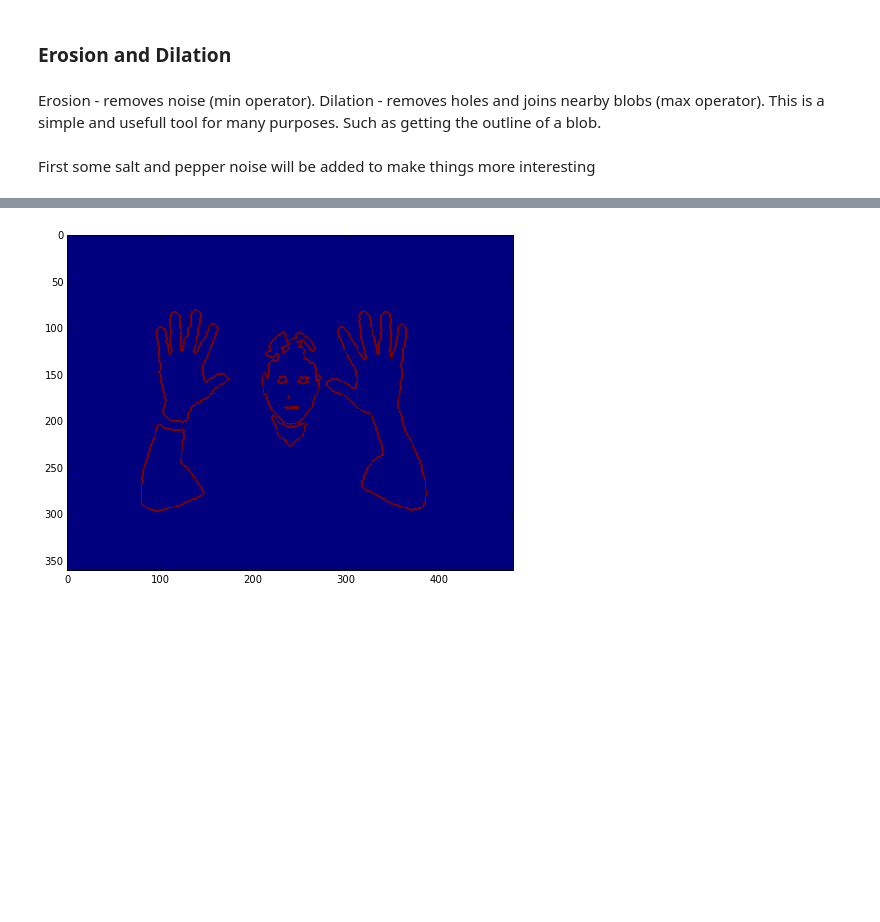
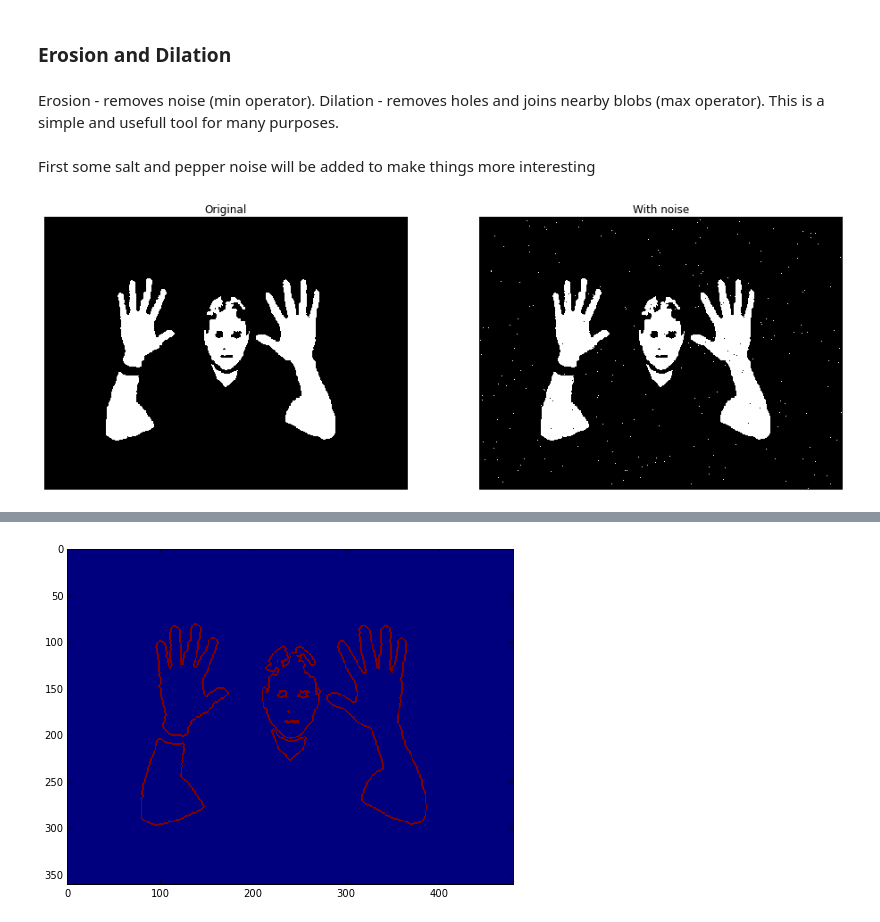
Before and after one commit to chengoldberg/xtr3d-challenge, a Jupyter notebook: notebooks/blob_analysis.ipynb, the cells around one changed output, grey strips where cells are left out. Cells and saved outputs as stored; diff of their text form; code cells hidden in the pictures; blank space fills up the shorter version.

```diff
--- a/notebooks/blob_analysis.ipynb
+++ b/notebooks/blob_analysis.ipynb
@@ -6,4 +14,4 @@
 ### Erosion and Dilation
 # %% [markdown]
 Erosion - removes noise (min operator). Dilation - removes holes and joins nearby blobs (max operator).
-This is a simple and usefull tool for many purposes. Such as getting the outline of a blob.
+This is a simple and usefull tool for many purposes.
@@ -20,19 +20,25 @@ First some salt and pepper noise will be added to make things more interesting
 # %%
 #Read image and add noise
 img = cv2.imread(r'skin_map.jpg', 0)
 img[img >= 128] = 255
 img[img < 128] = 0
 
 #Morphology
 def add_salt_and_pepper(image, prob=0.04):
     s_n_p = np.random.rand(image.shape[0], image.shape[1])
     p = s_n_p > 1 - 0.5*prob
     s = s_n_p < 0.5*prob
 
     noisy = image
     noisy[np.nonzero(p)] = 0
     noisy[np.nonzero(s)] = 255
 
     return noisy
 
 img_noisy = add_salt_and_pepper(np.copy(img), prob=0.004)
+plt.subplot(121), plt.imshow(img, cmap='gray', interpolation='nearest')
+plt.title('Original'), plt.xticks([]), plt.yticks([])
+plt.subplot(122), plt.imshow(img_noisy, cmap='gray', interpolation='nearest')
+plt.title('With noise'), plt.xticks([]), plt.yticks([]);
+# %% [output]
+[figure, added]
```
Also changed, not shown: parts of 37 cells of this notebook, 3 other files.
